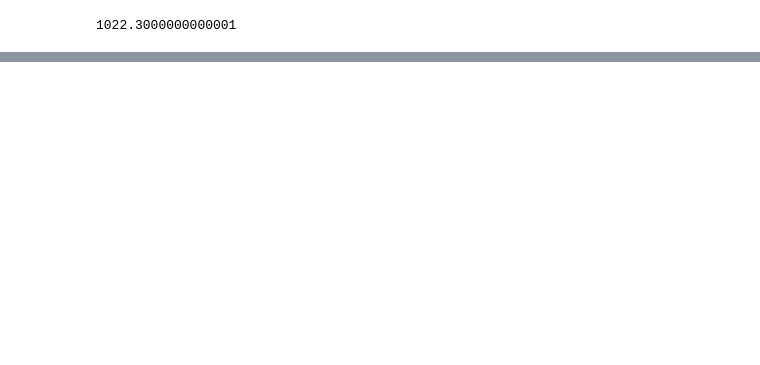
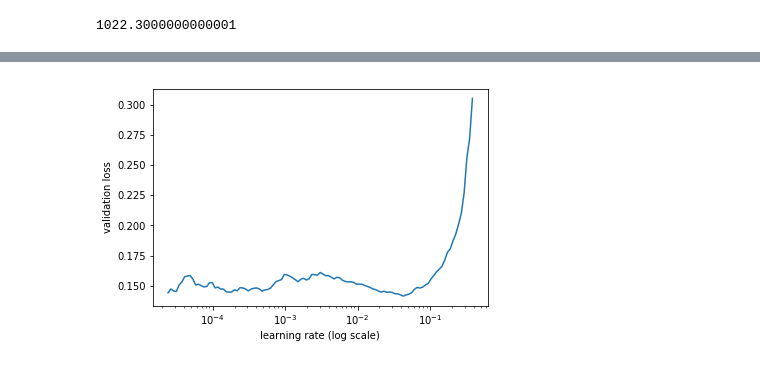
Before and after one commit to HMC152-Fall2018/assign1-monica-and-ewan, a Jupyter notebook: assignment1.ipynb, the cells around one changed output, grey strips where cells are left out. Drawn from its saved outputs; the diff is of its cells as text; code cells hidden in the pictures; blank space fills up the shorter version.

```diff
--- a/assignment1.ipynb
+++ b/assignment1.ipynb
@@ -126,0 +135,4 @@ UnicodeDecodeError: 'ascii' codec can't decode byte 0xff in position 30: ordinal
+# %%
+learn.sched.plot()
+# %% [output]
+[figure, added]
```
Also changed, not shown: parts of 39 cells of this notebook.
